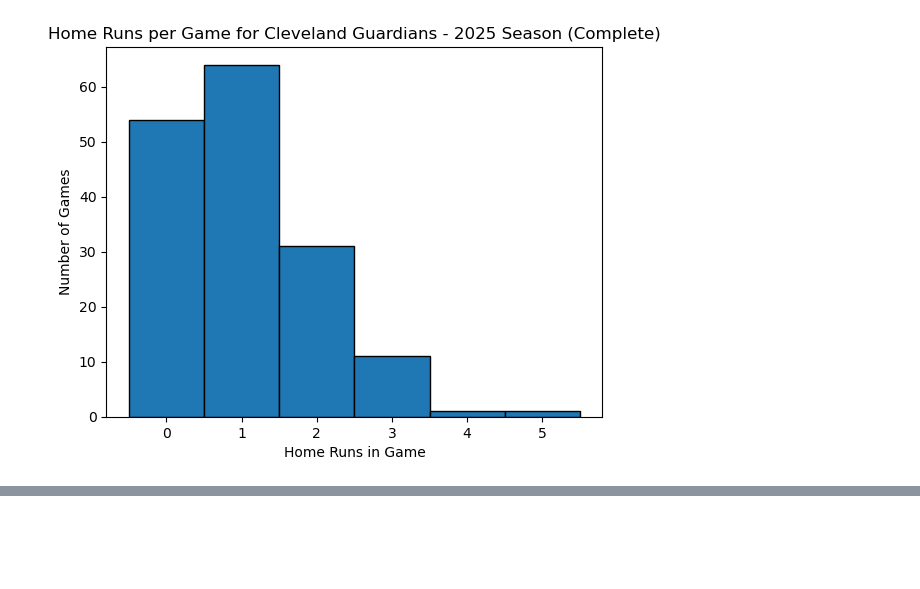
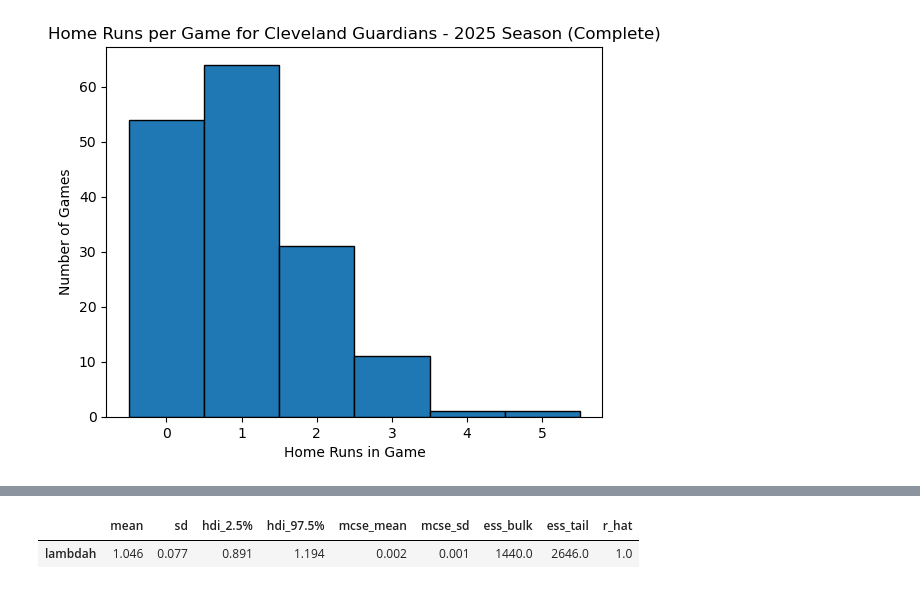
Before and after one commit to mrbond-25/BaseballHRs-Postseason-Eval, a Jupyter notebook: main.ipynb, the cells around one changed output, grey strips where cells are left out. Cells and saved outputs as stored; diff of their text form; code cells hidden in the pictures; blank space fills up the shorter version.

```diff
--- a/main.ipynb
+++ b/main.ipynb
@@ -28,0 +73,7 @@ Guards_First42.loc[:,"Group"] = "2025 - First 42 Games"
+# %%
+basic_model = pm.Model()
+with basic_model:
+    lambdah = pm.Gamma("lambdah",alpha = 16, beta = 14)
+    Y_obs = pm.Poisson("Y_obs",mu = lambdah,observed = Guards_2025.loc[:,"HR"])
+    Y_pred = pm.Poisson("Y_pred",mu = lambdah)
+    idata = pm.sample(random_seed=17)
@@ -28,0 +88,5 @@ Guards_First42.loc[:,"Group"] = "2025 - First 42 Games"
+# %%
+pm.summary(idata,var_names=["lambdah"], hdi_prob=0.95)
+# %% [output]
+|  | mean | sd | hdi_2.5% | hdi_97.5% | mcse_mean | mcse_sd | ess_bulk | ess_tail | r_hat |
+| lambdah | 1.046 | 0.077 | 0.891 | 1.194 | 0.002 | 0.001 | 1440.0 | 2646.0 | 1.0 |
```
Also changed, not shown: parts of 7 cells of this notebook, 1 other file.
